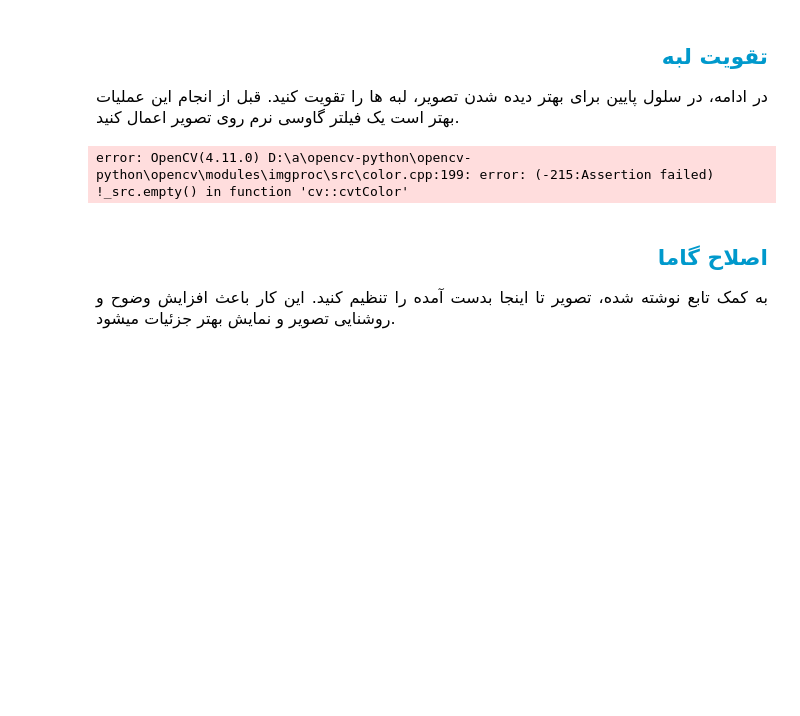
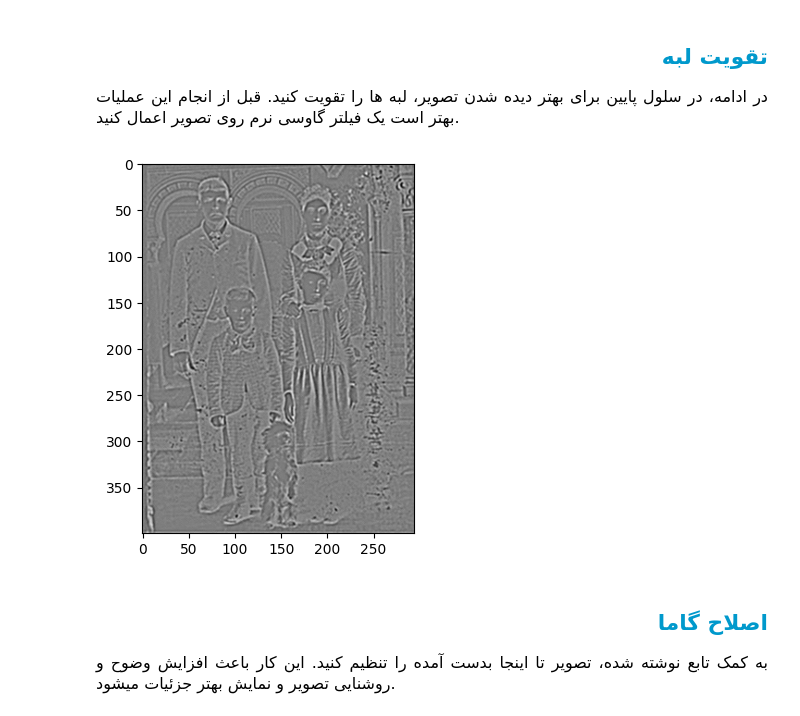
Before and after one commit to mahajialirezaei/image-processing-codes, a Jupyter notebook: Debluring/Notebook/code.ipynb, the cells around one changed output. Saved outputs shown, nothing was run; the diff lists cells and outputs as text; code cells hidden in the pictures; blank space fills up the shorter version.

Commit message:
develop edge, gaussian_blur

```diff
--- a/Debluring/Notebook/code.ipynb
+++ b/Debluring/Notebook/code.ipynb
@@ -79,15 +79,14 @@ plt.show()
 در ادامه، در سلول پایین برای بهتر دیده شدن تصویر، لبه ها را تقویت کنید. قبل از انجام این عملیات بهتر است یک فیلتر گاوسی نرم روی تصویر اعمال کنید.
     </font>
     </p>
-# %%
-gaussian_blur = None
-sharpened = None
-
-
-plt.imshow(cv2.cvtColor(sharpened, cv2.COLOR_BGR2RGB))
-plt.show()
-# %% [output]
-error: OpenCV(4.11.0) D:\a\opencv-python\opencv-python\opencv\modules\imgproc\src\color.cpp:199: error: (-215:Assertion failed) !_src.empty() in function 'cv::cvtColor'
+# %%
+gaussian_blur = cv2.GaussianBlur(equalized, (5, 5), 0)
+gaussian_blur = cv2.cvtColor(gaussian_blur, cv2.COLOR_BGR2GRAY)
+sharpened = cv2.Laplacian(gaussian_blur, cv2.CV_64F)
+plt.imshow(sharpened, cmap='gray')
+plt.show()
+# %% [output]
+[figure, added]
 # %% [markdown]
 <h2 align=right style="line-height:200%;font-family:vazir;color:#0099cc">
 <font face="vazir" color="#0099cc">
```
